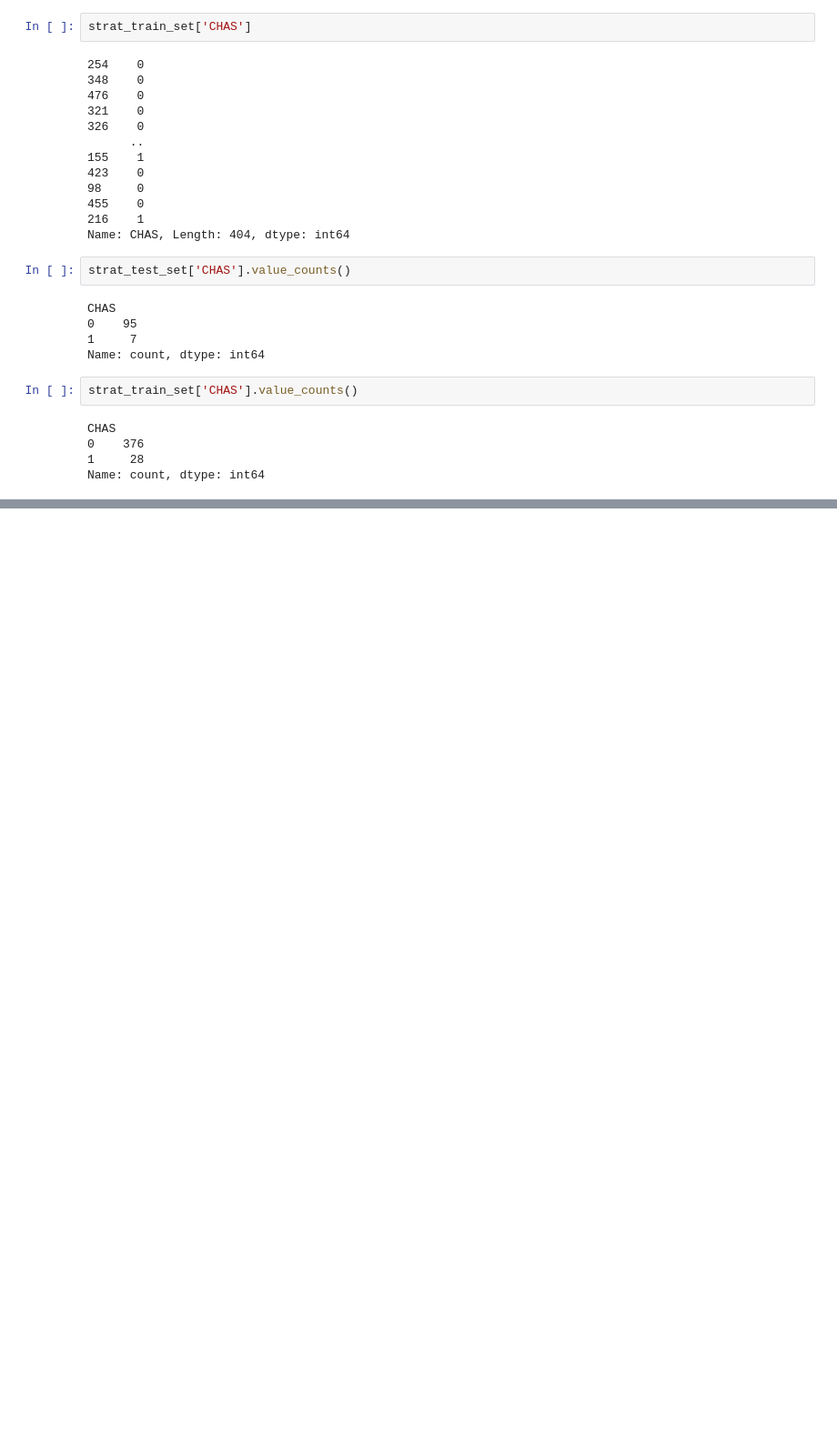
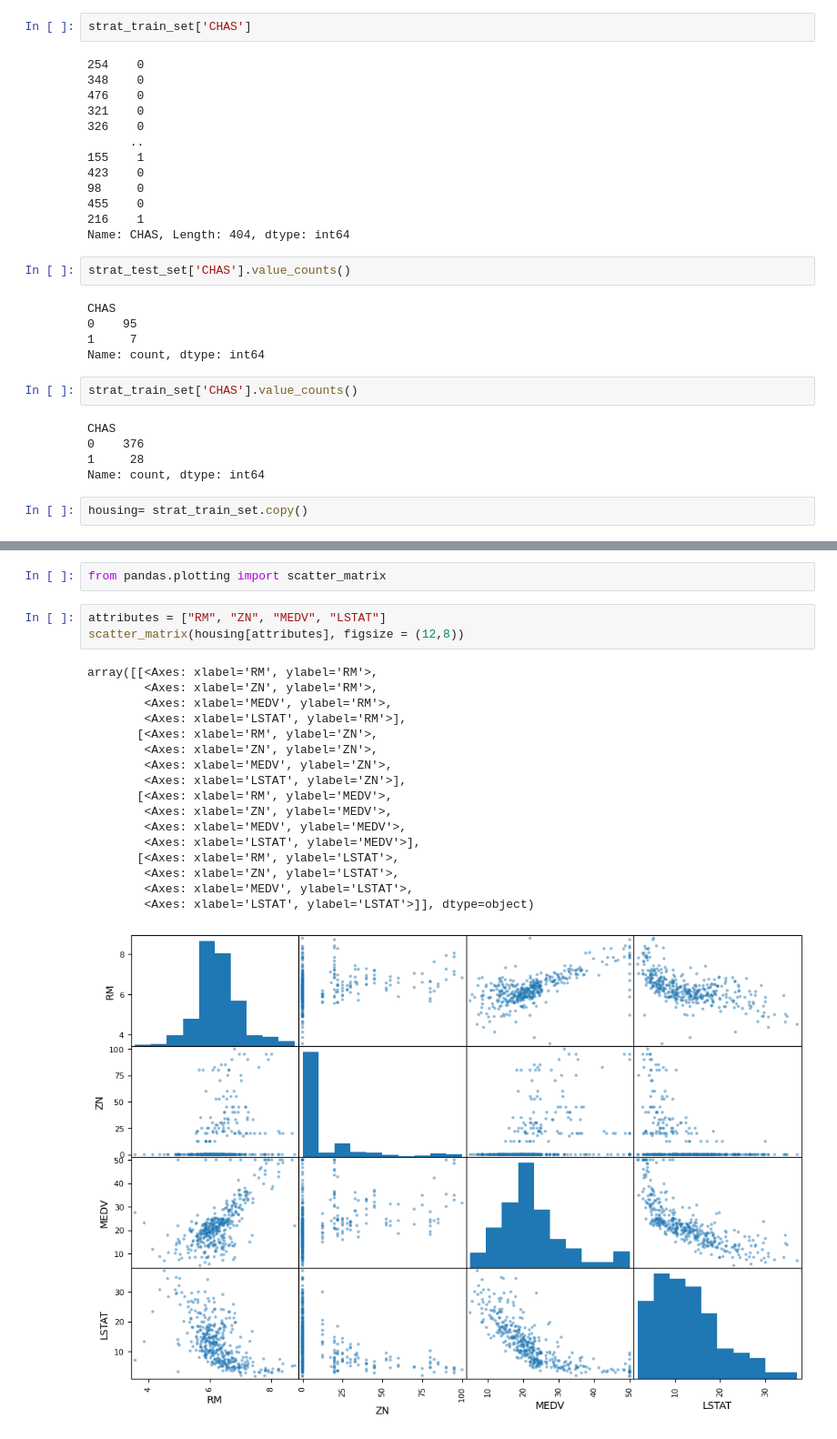
Before and after one commit to SaloniMourya/Real-Estate-Price-Prediction, a Jupyter notebook: Dragon Real Estate .ipynb, the cells around one changed output, grey strips where cells are left out. Shown: that part at 91% size. Drawn from its saved outputs; the diff is of its cells as text; blank space fills up the shorter version.

Commit message:
correlation, attribute combination & handle missing values

```diff
--- a/Dragon Real Estate .ipynb
+++ b/Dragon Real Estate .ipynb
@@ -137,6 +137,8 @@ CHAS
 0    376
 1     28
 Name: count, dtype: int64
+# %%
+housing= strat_train_set.copy()
 # %%
 # 95/7 = 13.571428571428571
 # 376/28  = 13.428571428571429
@@ -145,0 +167,23 @@ Name: count, dtype: int64
+# %%
+from pandas.plotting import scatter_matrix
+# %%
+attributes = ["RM", "ZN", "MEDV", "LSTAT"]
+scatter_matrix(housing[attributes], figsize = (12,8))
+# %% [output]
+array([[<Axes: xlabel='RM', ylabel='RM'>,
+        <Axes: xlabel='ZN', ylabel='RM'>,
+        <Axes: xlabel='MEDV', ylabel='RM'>,
+        <Axes: xlabel='LSTAT', ylabel='RM'>],
+       [<Axes: xlabel='RM', ylabel='ZN'>,
+        <Axes: xlabel='ZN', ylabel='ZN'>,
+        <Axes: xlabel='MEDV', ylabel='ZN'>,
+        <Axes: xlabel='LSTAT', ylabel='ZN'>],
+       [<Axes: xlabel='RM', ylabel='MEDV'>,
+        <Axes: xlabel='ZN', ylabel='MEDV'>,
+        <Axes: xlabel='MEDV', ylabel='MEDV'>,
+        <Axes: xlabel='LSTAT', ylabel='MEDV'>],
+       [<Axes: xlabel='RM', ylabel='LSTAT'>,
+        <Axes: xlabel='ZN', ylabel='LSTAT'>,
+        <Axes: xlabel='MEDV', ylabel='LSTAT'>,
+        <Axes: xlabel='LSTAT', ylabel='LSTAT'>]], dtype=object)
+[figure, added]
```
Also changed, not shown: parts of 22 cells of this notebook.
